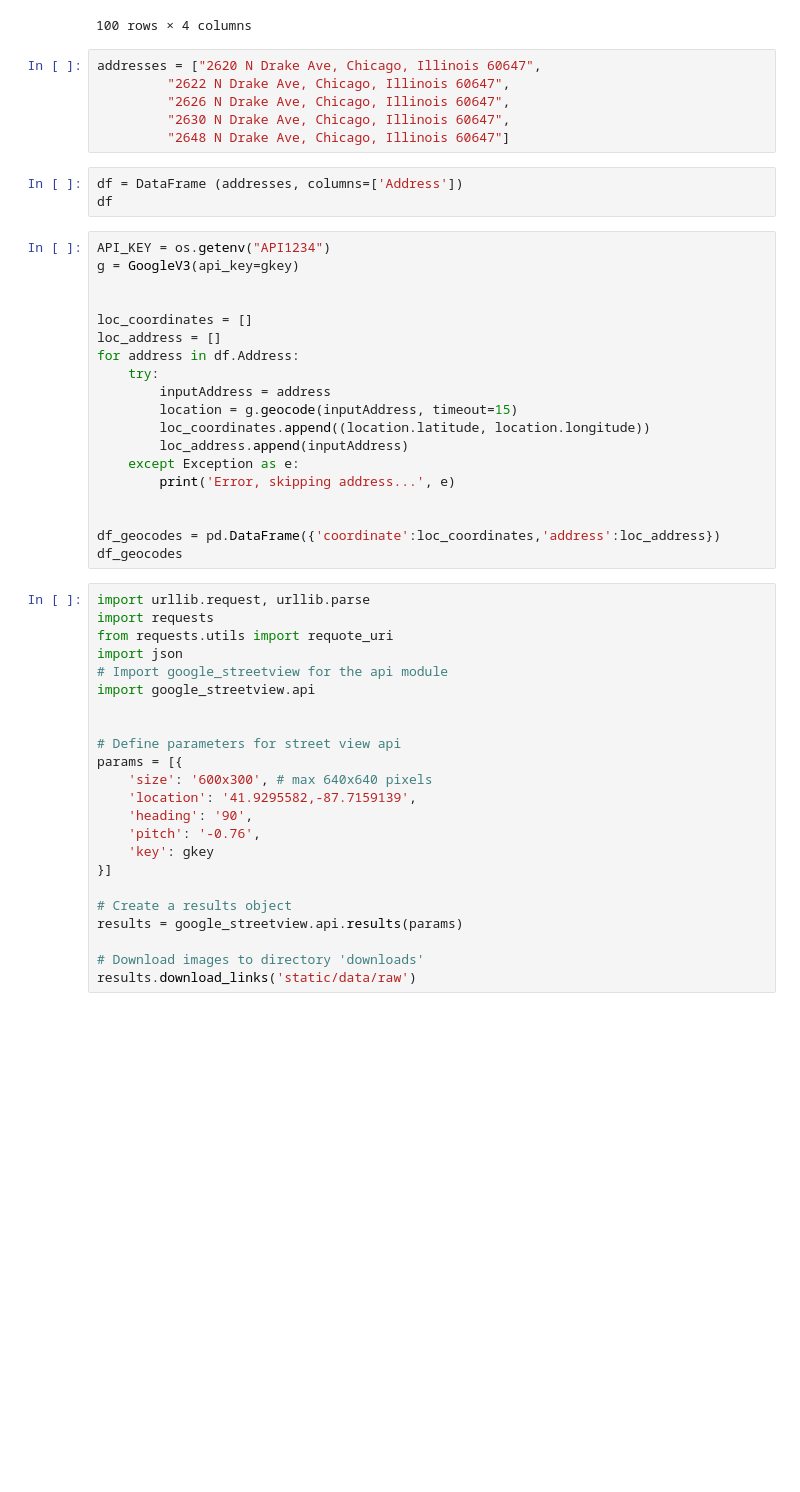
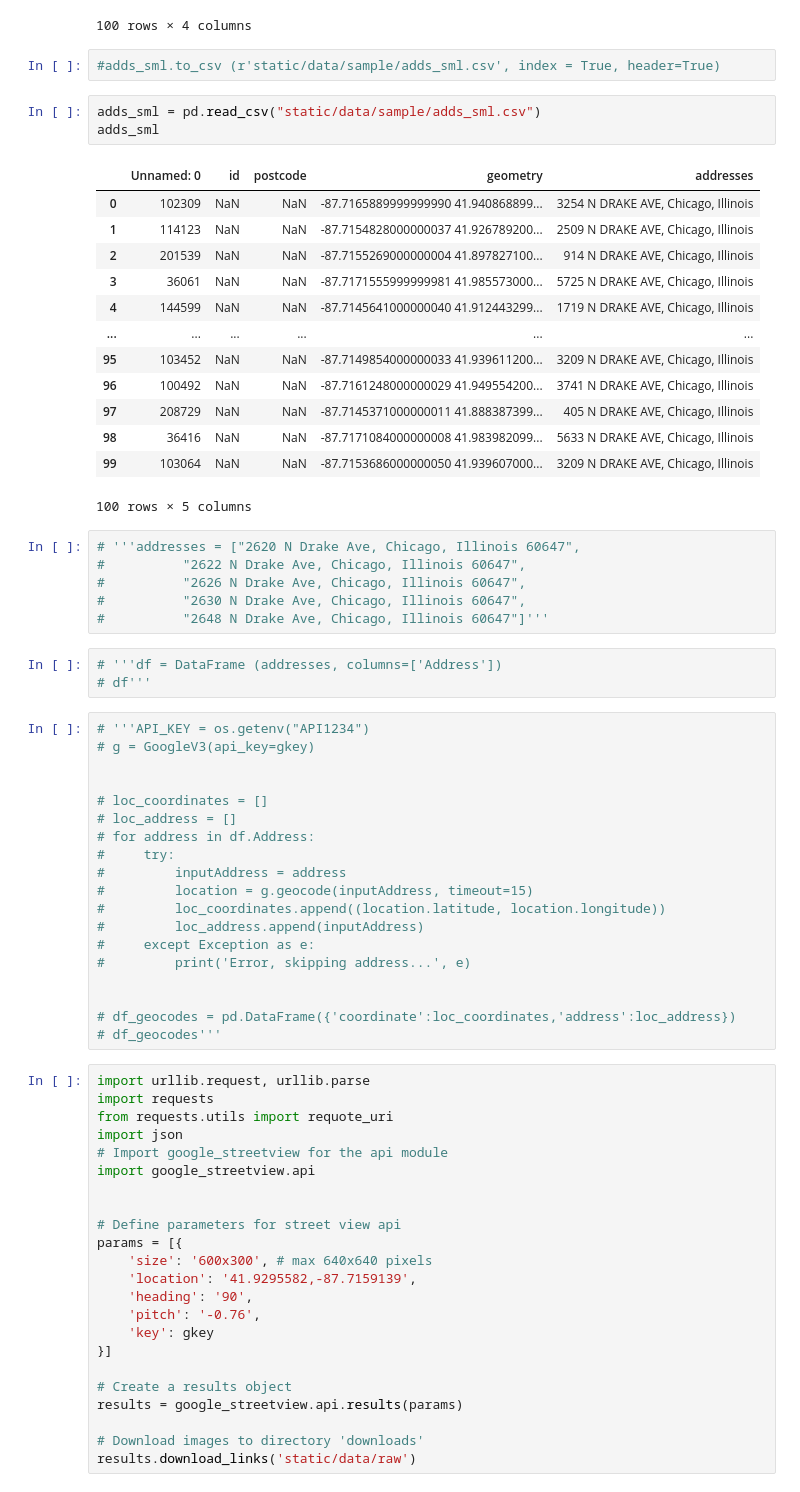
Before and after one commit to pnguenda/target_market, a Jupyter notebook: process_images.ipynb, the cells around one changed output. Saved outputs shown, nothing was run; the diff lists cells and outputs as text; blank space fills up the shorter version.

Commit message:
exported sample csv for training data

```diff
--- a/process_images.ipynb
+++ b/process_images.ipynb
@@ -112,34 +112,53 @@ adds_sml
 | 36416 |  |  | -87.7171084000000008 41.983982099... | 5633 N DRAKE AVE, Chicago, Illinois |
 | 103064 |  |  | -87.7153686000000050 41.939607000... | 3209 N DRAKE AVE, Chicago, Illinois |
 100 rows × 4 columns
+# %%
+#adds_sml.to_csv (r'static/data/sample/adds_sml.csv', index = True, header=True)
+# %%
+adds_sml = pd.read_csv("static/data/sample/adds_sml.csv")
+adds_sml
+# %% [output]
+|  | Unnamed: 0 | id | postcode | geometry | addresses |
+| 0 | 102309 | NaN | NaN | -87.7165889999999990 41.940868899... | 3254 N DRAKE AVE, Chicago, Illinois |
+| 1 | 114123 | NaN | NaN | -87.7154828000000037 41.926789200... | 2509 N DRAKE AVE, Chicago, Illinois |
+| 2 | 201539 | NaN | NaN | -87.7155269000000004 41.897827100... | 914 N DRAKE AVE, Chicago, Illinois |
+| 3 | 36061 | NaN | NaN | -87.7171555999999981 41.985573000... | 5725 N DRAKE AVE, Chicago, Illinois |
+| 4 | 144599 | NaN | NaN | -87.7145641000000040 41.912443299... | 1719 N DRAKE AVE, Chicago, Illinois |
+| ... | ... | ... | ... | ... | ... |
+| 95 | 103452 | NaN | NaN | -87.7149854000000033 41.939611200... | 3209 N DRAKE AVE, Chicago, Illinois |
+| 96 | 100492 | NaN | NaN | -87.7161248000000029 41.949554200... | 3741 N DRAKE AVE, Chicago, Illinois |
+| 97 | 208729 | NaN | NaN | -87.7145371000000011 41.888387399... | 405 N DRAKE AVE, Chicago, Illinois |
+| 98 | 36416 | NaN | NaN | -87.7171084000000008 41.983982099... | 5633 N DRAKE AVE, Chicago, Illinois |
+| 99 | 103064 | NaN | NaN | -87.7153686000000050 41.939607000... | 3209 N DRAKE AVE, Chicago, Illinois |
+100 rows × 5 columns
 # %%
-addresses = ["2620 N Drake Ave, Chicago, Illinois 60647",
-         "2622 N Drake Ave, Chicago, Illinois 60647",
-         "2626 N Drake Ave, Chicago, Illinois 60647",
-         "2630 N Drake Ave, Chicago, Illinois 60647",
-         "2648 N Drake Ave, Chicago, Illinois 60647"]
+# '''addresses = ["2620 N Drake Ave, Chicago, Illinois 60647",
+#          "2622 N Drake Ave, Chicago, Illinois 60647",
+#          "2626 N Drake Ave, Chicago, Illinois 60647",
+#          "2630 N Drake Ave, Chicago, Illinois 60647",
+#          "2648 N Drake Ave, Chicago, Illinois 60647"]'''
 # %%
-df = DataFrame (addresses, columns=['Address'])
-df
+# '''df = DataFrame (addresses, columns=['Address'])
+# df'''
 # %%
-API_KEY = os.getenv("API1234")
-g = GoogleV3(api_key=gkey)
+# '''API_KEY = os.getenv("API1234")
+# g = GoogleV3(api_key=gkey)
 
 
-loc_coordinates = []
-loc_address = []
-for address in df.Address:
-    try:
-        inputAddress = address
-        location = g.geocode(inputAddress, timeout=15)
-        loc_coordinates.append((location.latitude, location.longitude))
-        loc_address.append(inputAddress)
-    except Exception as e:
-        print('Error, skipping address...', e)
+# loc_coordinates = []
+# loc_address = []
+# for address in df.Address:
+#     try:
+#         inputAddress = address
+#         location = g.geocode(inputAddress, timeout=15)
+#         loc_coordinates.append((location.latitude, location.longitude))
+#         loc_address.append(inputAddress)
+#     except Exception as e:
+#         print('Error, skipping address...', e)
 
 
-df_geocodes = pd.DataFrame({'coordinate':loc_coordinates,'address':loc_address})
-df_geocodes
+# df_geocodes = pd.DataFrame({'coordinate':loc_coordinates,'address':loc_address})
+# df_geocodes'''
 # %%
 import urllib.request, urllib.parse
 import requests
```
Also changed, not shown: 1 other file.
